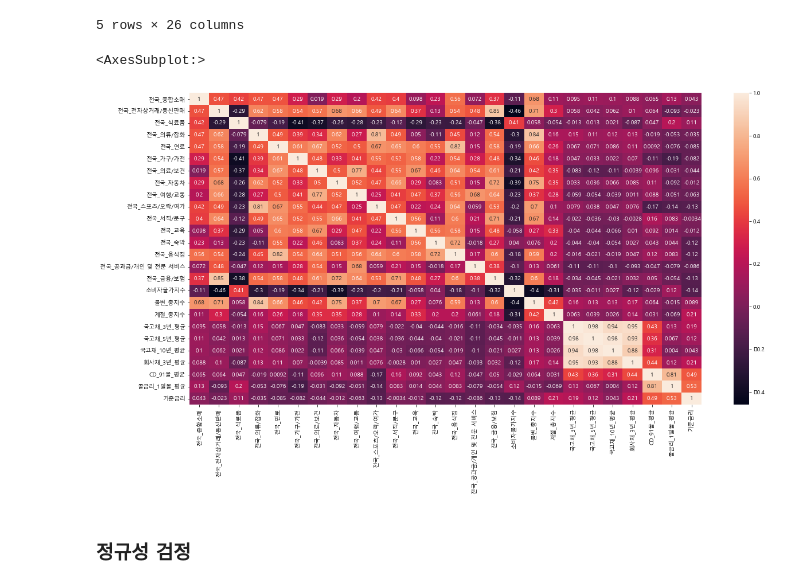
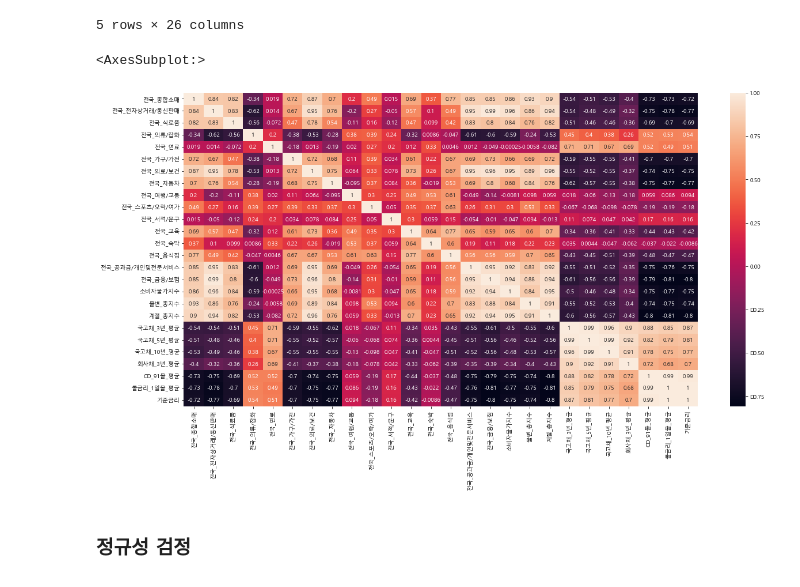
Before and after one commit to KJH3024/test, a Jupyter notebook: 프로젝트1/전국_카드.ipynb, the cells around one changed output. Saved outputs shown, nothing was run; the diff lists cells and outputs as text; code cells hidden in the pictures.

```diff
--- a/프로젝트1/전국_카드.ipynb
+++ b/프로젝트1/전국_카드.ipynb
@@ -311,13 +303,13 @@ total_df1.head()
 # %%
 import seaborn as sns
 import matplotlib.pyplot as plt
 
 plt.rcParams["font.family"] = "Malgun Gothic"
 plt.figure(figsize=(20,10))
-sns.heatmap(total_df1.corr(),annot=True)
+sns.heatmap(total_df.corr(),annot=True)
 # %% [output]
 <AxesSubplot:>
-[figure, old version]
+[figure, new version]
 # %% [markdown]
 ### 정규성 검정
 # %%
```
Also changed, not shown: parts of 9 cells of this notebook.
